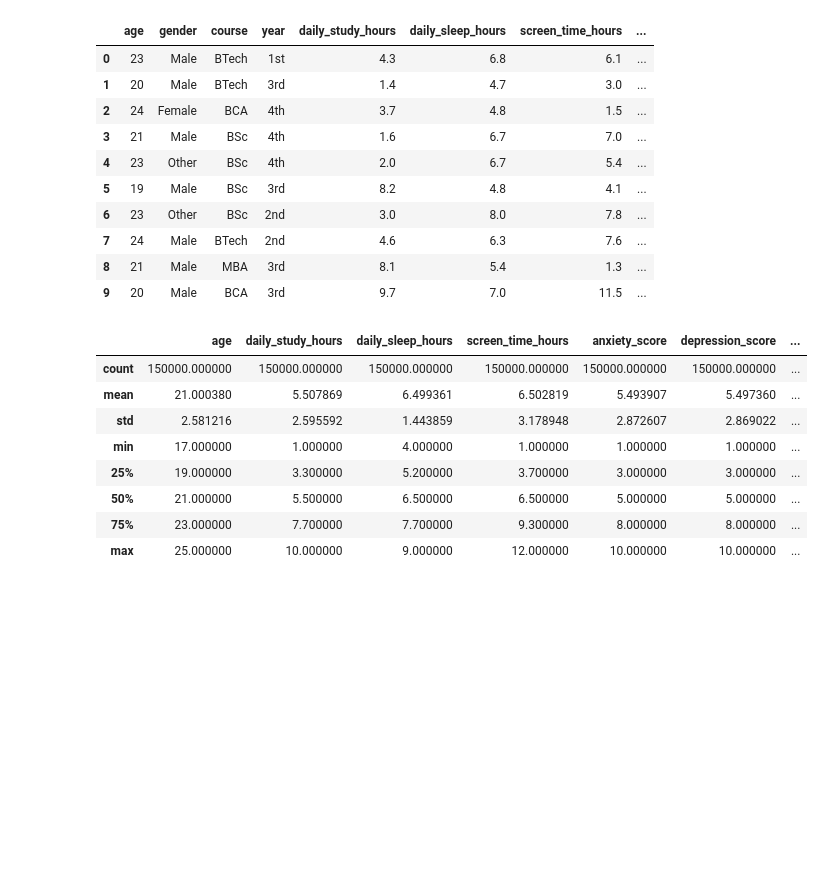
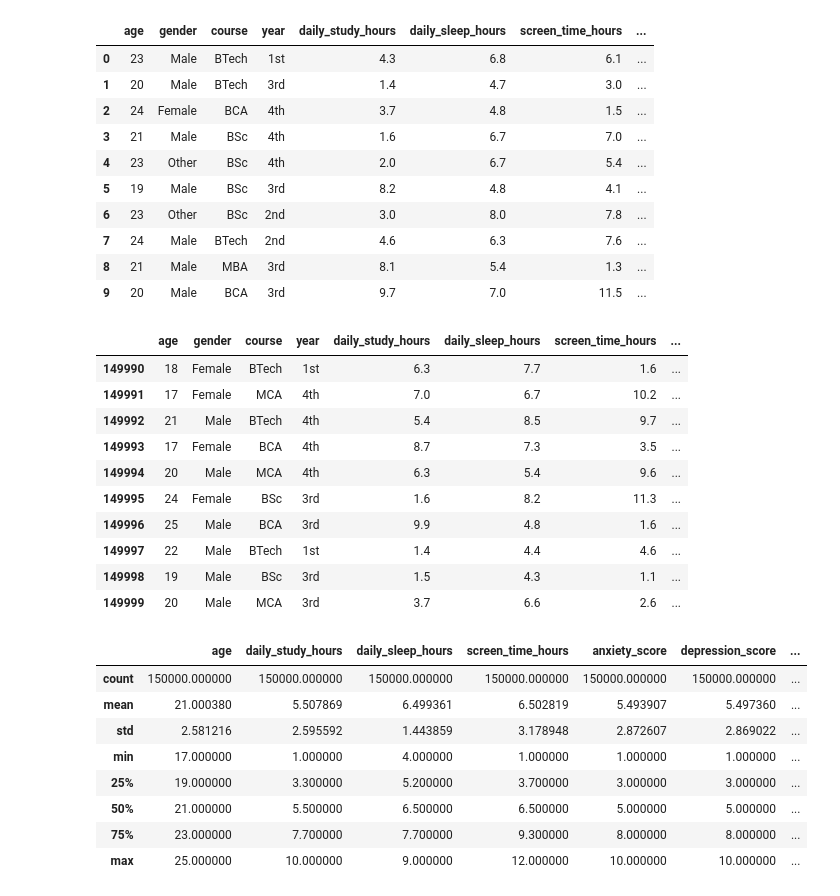
Before and after one commit to wen24-collab/MODEL-MACHINE-LEARNING-CLASSIFIICATION-KELULUSAN-SISWA, a Jupyter notebook: prediksi_kelulusan.ipynb, the cells around one changed output. Drawn from its saved outputs; the diff is of its cells as text; code cells hidden in the pictures; blank space fills up the shorter version.

```diff
--- a/prediksi_kelulusan.ipynb
+++ b/prediksi_kelulusan.ipynb
@@ -88,6 +87,20 @@ data_finalmodel.head(10)
 | 7 | 24 | Male | BTech | 2nd | 4.6 | 6.3 | 7.6 | ... |
 | 8 | 21 | Male | MBA | 3rd | 8.1 | 5.4 | 1.3 | ... |
 | 9 | 20 | Male | BCA | 3rd | 9.7 | 7.0 | 11.5 | ... |
+# %%
+data_finalmodel.tail(10) #melihat 10 data terakhir pada data set kita
+# %% [output]
+|  | age | gender | course | year | daily_study_hours | daily_sleep_hours | screen_time_hours | ... |
+| 149990 | 18 | Female | BTech | 1st | 6.3 | 7.7 | 1.6 | ... |
+| 149991 | 17 | Female | MCA | 4th | 7.0 | 6.7 | 10.2 | ... |
+| 149992 | 21 | Male | BTech | 4th | 5.4 | 8.5 | 9.7 | ... |
+| 149993 | 17 | Female | BCA | 4th | 8.7 | 7.3 | 3.5 | ... |
+| 149994 | 20 | Male | MCA | 4th | 6.3 | 5.4 | 9.6 | ... |
+| 149995 | 24 | Female | BSc | 3rd | 1.6 | 8.2 | 11.3 | ... |
+| 149996 | 25 | Male | BCA | 3rd | 9.9 | 4.8 | 1.6 | ... |
+| 149997 | 22 | Male | BTech | 1st | 1.4 | 4.4 | 4.6 | ... |
+| 149998 | 19 | Male | BSc | 3rd | 1.5 | 4.3 | 1.1 | ... |
+| 149999 | 20 | Male | MCA | 3rd | 3.7 | 6.6 | 2.6 | ... |
 # %%
 data_finalmodel.describe()
 # %% [output]
```
Also changed, not shown: parts of 4 cells of this notebook.
